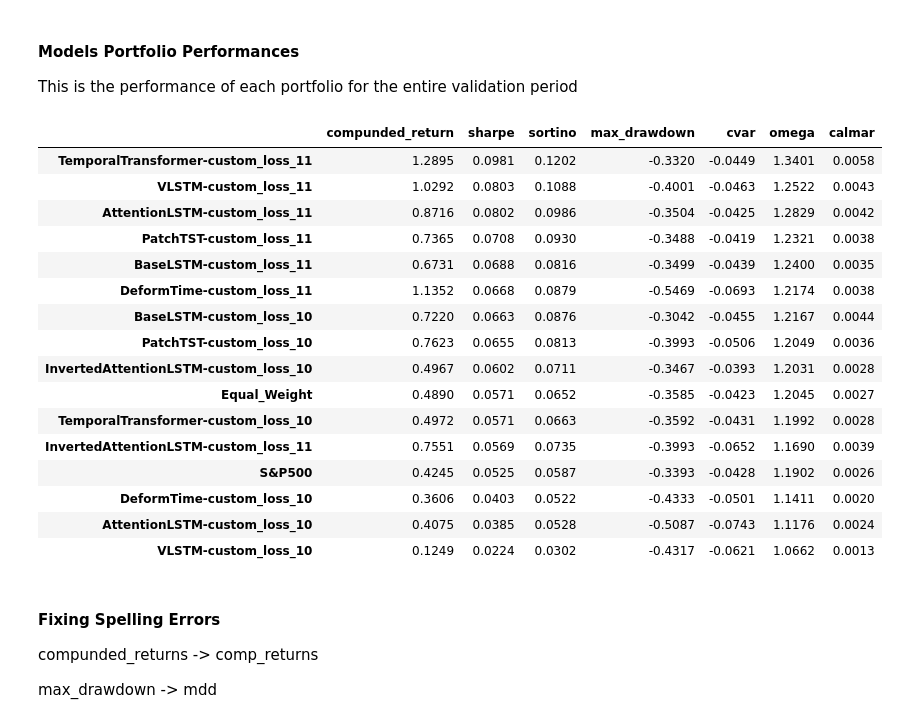
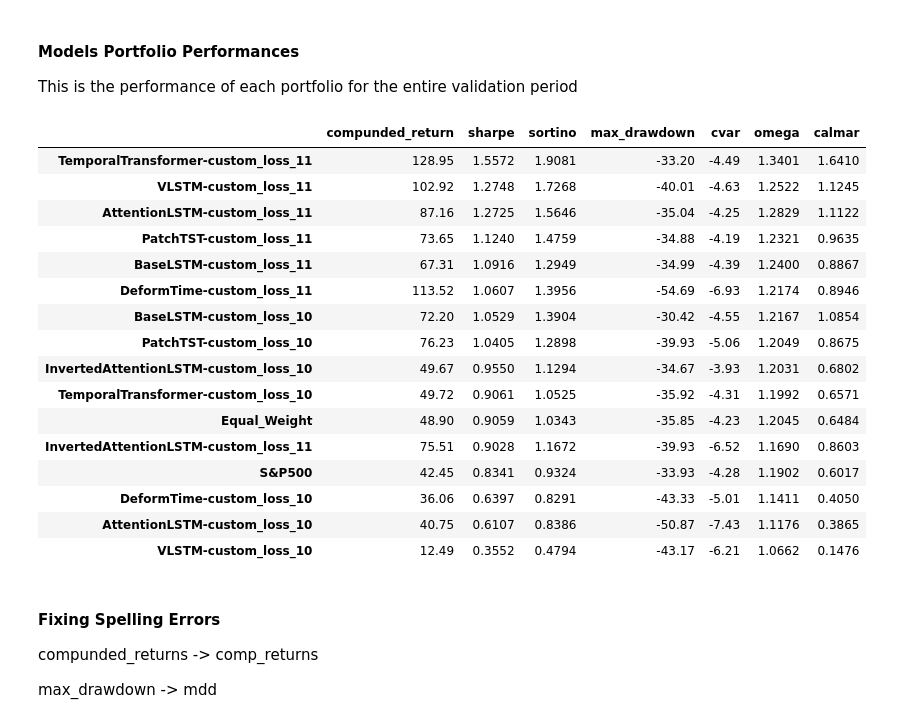
Before and after one commit to rahulkfernandes/Financially-Guided-Deep-Portfolio-Optimization, a Jupyter notebook: exploration/model_selection.ipynb, the cells around one changed output. Drawn from its saved outputs; the diff is of its cells as text; code cells hidden in the pictures.

```diff
--- a/exploration/model_selection.ipynb
+++ b/exploration/model_selection.ipynb
@@ -160,34 +160,41 @@ Models/Approaches that DID NOT BEAT Equal Weight Mean Sharpe:
 #### Models Portfolio Performances
 This is the performance of each portfolio for the entire validation period
 # %%
+metrics_to_ann = ['sharpe', 'sortino', 'calmar']
+
 evaluator = Evaluator(
     eval_returns=None,
     ba_eval=None,
     all_daily_returns=deserialize_np_dict(all_daily_rets), # Deserialize dict: replace lists with np.array()
     metrics_lib=MetricLibrary.items()
 )
 
-all_overall_perfs = evaluator.calc_pf_performances()
+all_overall_perfs = evaluator.calc_pf_performances(metrics_to_ann)
+
+all_overall_perfs['compunded_return'] = all_overall_perfs['compunded_return']*100
+all_overall_perfs['max_drawdown'] = all_overall_perfs['max_drawdown']*100
+all_overall_perfs['cvar'] = all_overall_perfs['cvar']*100
+
 all_overall_perfs = all_overall_perfs.sort_values(by='sharpe', ascending=False)
 all_overall_perfs
 # %% [output]
 |  | compunded_return | sharpe | sortino | max_drawdown | cvar | omega | calmar |
-| TemporalTransformer-custom_loss_11 | 1.2895 | 0.0981 | 0.1202 | -0.3320 | -0.0449 | 1.3401 | 0.0058 |
-| VLSTM-custom_loss_11 | 1.0292 | 0.0803 | 0.1088 | -0.4001 | -0.0463 | 1.2522 | 0.0043 |
-| AttentionLSTM-custom_loss_11 | 0.8716 | 0.0802 | 0.0986 | -0.3504 | -0.0425 | 1.2829 | 0.0042 |
-| PatchTST-custom_loss_11 | 0.7365 | 0.0708 | 0.0930 | -0.3488 | -0.0419 | 1.2321 | 0.0038 |
-| BaseLSTM-custom_loss_11 | 0.6731 | 0.0688 | 0.0816 | -0.3499 | -0.0439 | 1.2400 | 0.0035 |
-| DeformTime-custom_loss_11 | 1.1352 | 0.0668 | 0.0879 | -0.5469 | -0.0693 | 1.2174 | 0.0038 |
-| BaseLSTM-custom_loss_10 | 0.7220 | 0.0663 | 0.0876 | -0.3042 | -0.0455 | 1.2167 | 0.0044 |
-| PatchTST-custom_loss_10 | 0.7623 | 0.0655 | 0.0813 | -0.3993 | -0.0506 | 1.2049 | 0.0036 |
-| InvertedAttentionLSTM-custom_loss_10 | 0.4967 | 0.0602 | 0.0711 | -0.3467 | -0.0393 | 1.2031 | 0.0028 |
-| Equal_Weight | 0.4890 | 0.0571 | 0.0652 | -0.3585 | -0.0423 | 1.2045 | 0.0027 |
-| TemporalTransformer-custom_loss_10 | 0.4972 | 0.0571 | 0.0663 | -0.3592 | -0.0431 | 1.1992 | 0.0028 |
-| InvertedAttentionLSTM-custom_loss_11 | 0.7551 | 0.0569 | 0.0735 | -0.3993 | -0.0652 | 1.1690 | 0.0039 |
-| S&P500 | 0.4245 | 0.0525 | 0.0587 | -0.3393 | -0.0428 | 1.1902 | 0.0026 |
-| DeformTime-custom_loss_10 | 0.3606 | 0.0403 | 0.0522 | -0.4333 | -0.0501 | 1.1411 | 0.0020 |
-| AttentionLSTM-custom_loss_10 | 0.4075 | 0.0385 | 0.0528 | -0.5087 | -0.0743 | 1.1176 | 0.0024 |
-| VLSTM-custom_loss_10 | 0.1249 | 0.0224 | 0.0302 | -0.4317 | -0.0621 | 1.0662 | 0.0013 |
+| TemporalTransformer-custom_loss_11 | 128.95 | 1.5572 | 1.9081 | -33.20 | -4.49 | 1.3401 | 1.6410 |
+| VLSTM-custom_loss_11 | 102.92 | 1.2748 | 1.7268 | -40.01 | -4.63 | 1.2522 | 1.1245 |
+| AttentionLSTM-custom_loss_11 | 87.16 | 1.2725 | 1.5646 | -35.04 | -4.25 | 1.2829 | 1.1122 |
+| PatchTST-custom_loss_11 | 73.65 | 1.1240 | 1.4759 | -34.88 | -4.19 | 1.2321 | 0.9635 |
+| BaseLSTM-custom_loss_11 | 67.31 | 1.0916 | 1.2949 | -34.99 | -4.39 | 1.2400 | 0.8867 |
+| DeformTime-custom_loss_11 | 113.52 | 1.0607 | 1.3956 | -54.69 | -6.93 | 1.2174 | 0.8946 |
+| BaseLSTM-custom_loss_10 | 72.20 | 1.0529 | 1.3904 | -30.42 | -4.55 | 1.2167 | 1.0854 |
+| PatchTST-custom_loss_10 | 76.23 | 1.0405 | 1.2898 | -39.93 | -5.06 | 1.2049 | 0.8675 |
+| InvertedAttentionLSTM-custom_loss_10 | 49.67 | 0.9550 | 1.1294 | -34.67 | -3.93 | 1.2031 | 0.6802 |
+| TemporalTransformer-custom_loss_10 | 49.72 | 0.9061 | 1.0525 | -35.92 | -4.31 | 1.1992 | 0.6571 |
+| Equal_Weight | 48.90 | 0.9059 | 1.0343 | -35.85 | -4.23 | 1.2045 | 0.6484 |
+| InvertedAttentionLSTM-custom_loss_11 | 75.51 | 0.9028 | 1.1672 | -39.93 | -6.52 | 1.1690 | 0.8603 |
+| S&P500 | 42.45 | 0.8341 | 0.9324 | -33.93 | -4.28 | 1.1902 | 0.6017 |
+| DeformTime-custom_loss_10 | 36.06 | 0.6397 | 0.8291 | -43.33 | -5.01 | 1.1411 | 0.4050 |
+| AttentionLSTM-custom_loss_10 | 40.75 | 0.6107 | 0.8386 | -50.87 | -7.43 | 1.1176 | 0.3865 |
+| VLSTM-custom_loss_10 | 12.49 | 0.3552 | 0.4794 | -43.17 | -6.21 | 1.0662 | 0.1476 |
 # %% [markdown]
 #### Fixing Spelling Errors
 compunded_returns -> comp_returns
```
Also changed, not shown: parts of 8 cells of this notebook.
